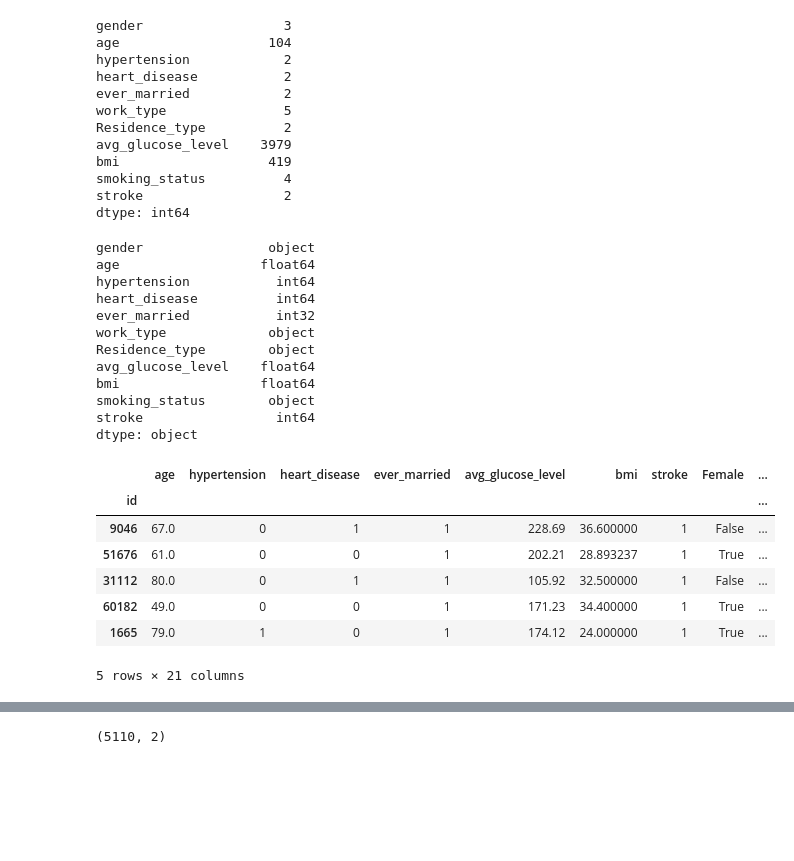
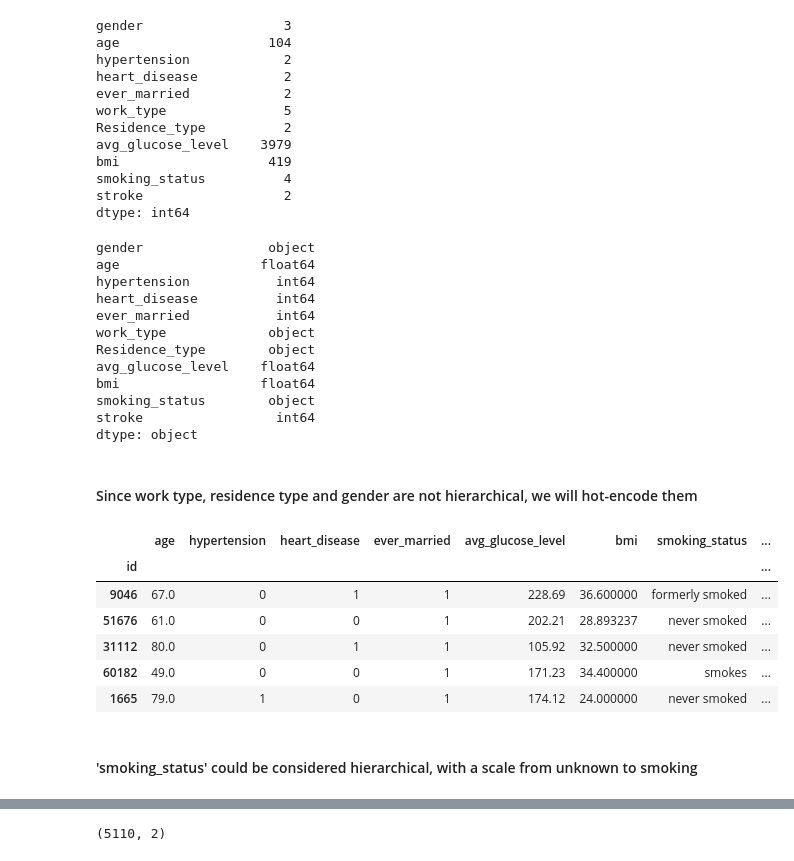
Before and after one commit to Kakackle/ml_zoo, a Jupyter notebook: dirty_notebooks/stroke_prediction.ipynb, the cells around one changed output, grey strips where cells are left out. Drawn from its saved outputs; the diff is of its cells as text; code cells hidden in the pictures; blank space fills up the shorter version.

```diff
--- a/dirty_notebooks/stroke_prediction.ipynb
+++ b/dirty_notebooks/stroke_prediction.ipynb
@@ -25,0 +31,7 @@ from sklearn.naive_bayes import GaussianNB
+# %%
+df_path = '../datasets/stroke_data.csv'
+df_eng_path = '../datasets/stroke_data_eng.csv'
+df_enc_path = '../datasets/stroke_data_enc.csv'
+df = pd.read_csv(df_path, index_col=0)
+df_eng = pd.read_csv(df_eng_path, index_col=0)
+df_enc = pd.read_csv(df_enc_path, index_col=0)
@@ -289,5 +318,5 @@ Looking at percentage comparisons:
 # %%
 from sklearn.preprocessing import LabelEncoder, OneHotEncoder
 # %%
-df_enc = df.copy()
+df_enc = df_eng.copy()
 # %%
@@ -316,13 +345,13 @@ smoking_status          4
 stroke                  2
 dtype: int64
 # %%
-df.dtypes
+df_eng.dtypes
 # %% [output]
 gender                object
 age                  float64
 hypertension           int64
 heart_disease          int64
-ever_married           int32
+ever_married           int64
 work_type             object
 Residence_type        object
 avg_glucose_level    float64
@@ -330,21 +359,23 @@ bmi                  float64
 smoking_status        object
 stroke                 int64
 dtype: object
+# %% [markdown]
+#### Since work type, residence type and gender are not hierarchical, we will hot-encode them
 # %%
-dummy_cols = ['gender', 'work_type', 'Residence_type', 'smoking_status']
+dummy_cols = ['gender', 'work_type', 'Residence_type']
 for col in dummy_cols:
     one_hot = pd.get_dummies(df[col])
     # drop the original column
     df_enc = df_enc.drop(col, axis=1)
     # add / join the encoded df
     df_enc = df_enc.join(one_hot)
-df_enc.head()
 # %% [output]
-|  | age | hypertension | heart_disease | ever_married | avg_glucose_level | bmi | stroke | Female | ... |
-| id |  |  |  |  |  |  |  |  | ... |
-| 9046 | 67.0 | 0 | 1 | 1 | 228.69 | 36.600000 | 1 | False | ... |
-| 51676 | 61.0 | 0 | 0 | 1 | 202.21 | 28.893237 | 1 | True | ... |
-| 31112 | 80.0 | 0 | 1 | 1 | 105.92 | 32.500000 | 1 | False | ... |
-| 60182 | 49.0 | 0 | 0 | 1 | 171.23 | 34.400000 | 1 | True | ... |
-| 1665 | 79.0 | 1 | 0 | 1 | 174.12 | 24.000000 | 1 | True | ... |
+|  | age | hypertension | heart_disease | ever_married | avg_glucose_level | bmi | smoking_status | ... |
+| id |  |  |  |  |  |  |  | ... |
+| 9046 | 67.0 | 0 | 1 | 1 | 228.69 | 36.600000 | formerly smoked | ... |
+| 51676 | 61.0 | 0 | 0 | 1 | 202.21 | 28.893237 | never smoked | ... |
+| 31112 | 80.0 | 0 | 1 | 1 | 105.92 | 32.500000 | never smoked | ... |
+| 60182 | 49.0 | 0 | 0 | 1 | 171.23 | 34.400000 | smokes | ... |
+| 1665 | 79.0 | 1 | 0 | 1 | 174.12 | 24.000000 | never smoked | ... |
-5 rows × 21 columns
+# %% [markdown]
+#### 'smoking_status' could be considered hierarchical, with a scale from unknown to smoking
```
Also changed, not shown: parts of 113 cells of this notebook, 1 other file.
